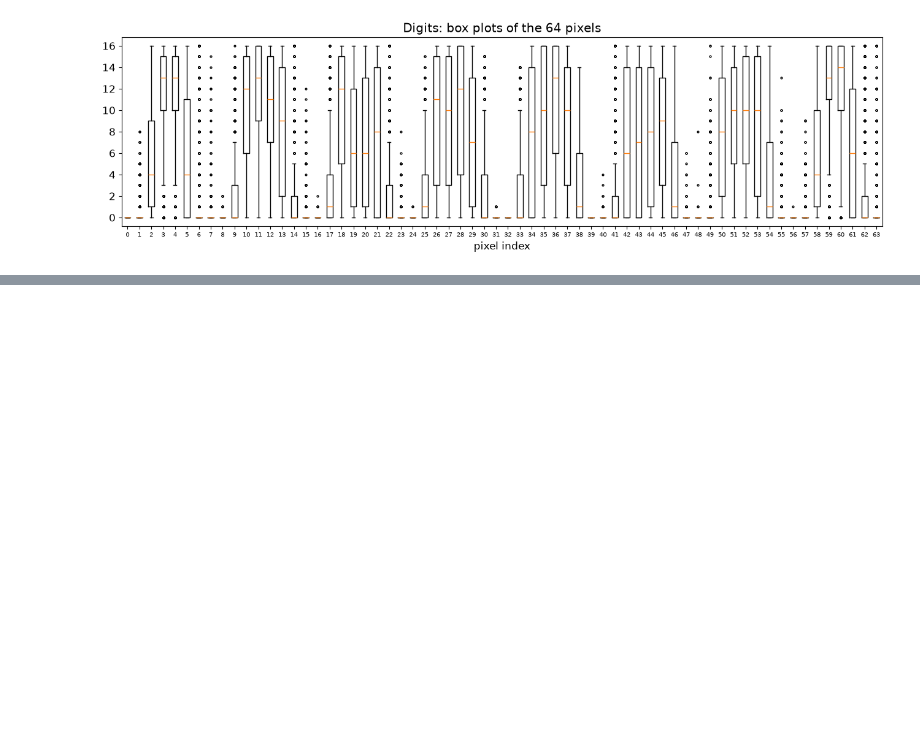
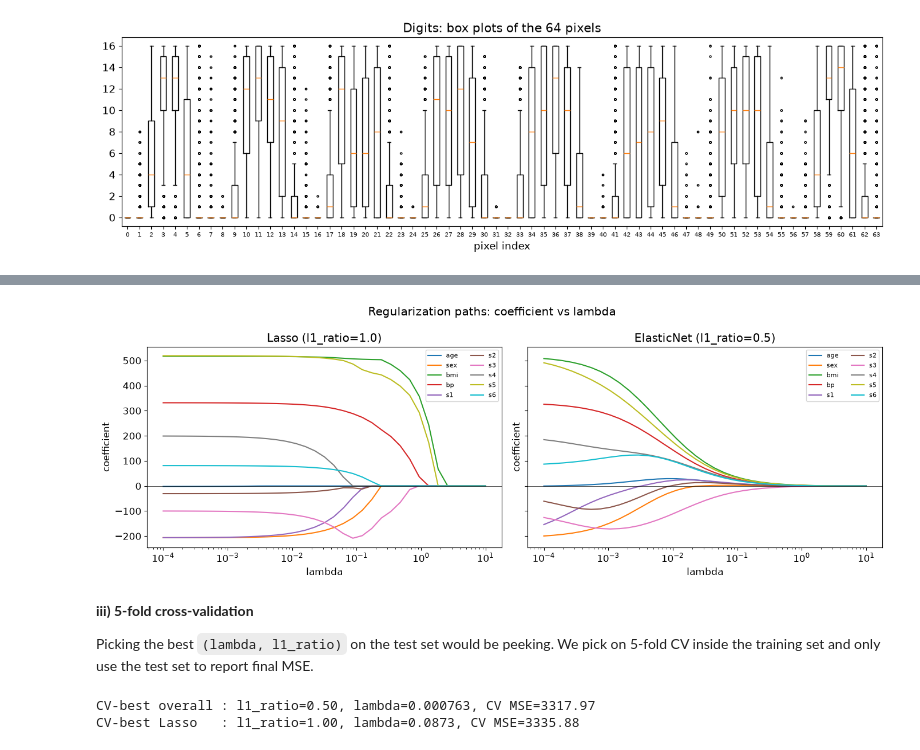
Before and after one commit to jackmcdonald-byte/ecse551-machine-learning-a1, a Jupyter notebook: submission/Charron-Boyle_Jamalshirpanjeh_Ku_McDonald_Assignment1.ipynb, the cells around one changed output, grey strips where cells are left out. Saved outputs shown, nothing was run; the diff lists cells and outputs as text; code cells hidden in the pictures; blank space fills up the shorter version.

```diff
--- a/submission/Charron-Boyle_Jamalshirpanjeh_Ku_McDonald_Assignment1.ipynb
+++ b/submission/Charron-Boyle_Jamalshirpanjeh_Ku_McDonald_Assignment1.ipynb
@@ -246,0 +387,57 @@ class ElasticNetRegression:
+# %%
+feature_names = df_diab.drop(columns="target").columns.tolist()
+
+fig, axes = plt.subplots(1, 2, figsize=(14, 5), sharey=True)
+for ax, r_idx, title in [
+    (axes[0], np.where(l1_ratios == 1.0)[0][0], "Lasso (l1_ratio=1.0)"),
+    (axes[1], np.where(l1_ratios == 0.5)[0][0], "ElasticNet (l1_ratio=0.5)"),
+]:
+    for k, name in enumerate(feature_names):
+        ax.semilogx(lambdas, W_path[r_idx, :, k], label=name)
+    ax.axhline(0, color="k", linewidth=0.5)
+    ax.set_xlabel("lambda")
+    ax.set_ylabel("coefficient")
+    ax.set_title(title)
+    ax.legend(fontsize=8, ncol=2)
+
+fig.suptitle("Regularization paths: coefficient vs lambda")
+fig.tight_layout()
+fig.savefig(FIG_DIR / "regpath_coefficients.png", dpi=150, bbox_inches="tight")
+plt.show()
+# %% [output]
+[figure, added]
+# %% [markdown]
+**iii) 5-fold cross-validation**
+
+Picking the best `(lambda, l1_ratio)` on the test set would be peeking. We pick on 5-fold CV
+inside the training set and only use the test set to report final MSE.
+# %%
+K = 5
+rng_cv = np.random.default_rng(seed)
+fold_order = rng_cv.permutation(len(X_train))
+folds = np.array_split(fold_order, K)
+
+cv_mse = np.zeros((n_r, n_l))
+
+for i, r in enumerate(l1_ratios):
+    for j, lam in enumerate(lambdas):
+        lr = 1.5 / max(1.0, L_X + lam * (1 - r))
+        fold_errs = np.empty(K)
+        for k in range(K):
+            val_idx = folds[k]
+            tr_idx = np.concatenate([folds[kk] for kk in range(K) if kk != k])
+            m_cv = ElasticNetRegression(lr, iterations, lam, r).fit(X_train[tr_idx], y_train[tr_idx])
+            fold_errs[k] = mse(y_train[val_idx], m_cv.predict(X_train[val_idx]))
+        cv_mse[i, j] = fold_errs.mean()
+
+cv_i, cv_j = np.unravel_index(np.argmin(cv_mse), cv_mse.shape)
+r1 = int(np.where(l1_ratios == 1.0)[0][0])
+cv_j_lasso = int(np.argmin(cv_mse[r1]))
+
+print(f"CV-best overall : l1_ratio={l1_ratios[cv_i]:.2f}, "
+      f"lambda={lambdas[cv_j]:.3g}, CV MSE={cv_mse[cv_i, cv_j]:.2f}")
+print(f"CV-best Lasso   : l1_ratio=1.00, "
+      f"lambda={lambdas[cv_j_lasso]:.3g}, CV MSE={cv_mse[r1, cv_j_lasso]:.2f}")
+# %% [output]
+CV-best overall : l1_ratio=0.50, lambda=0.000763, CV MSE=3317.97
+CV-best Lasso   : l1_ratio=1.00, lambda=0.0873, CV MSE=3335.88
```
Also changed, not shown: parts of 13 cells of this notebook, 1 other file.
